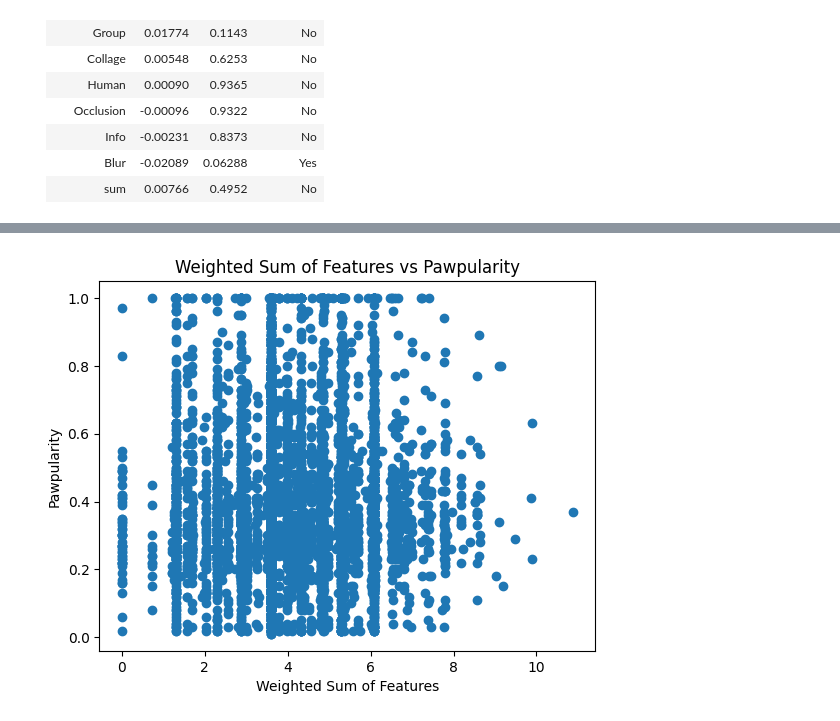
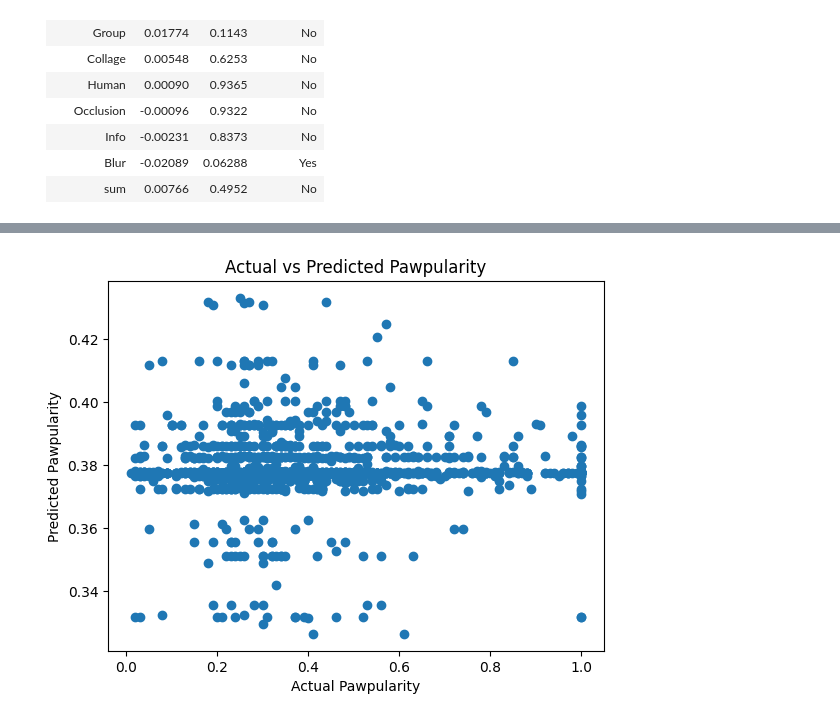
Before and after one commit to minesamaro/pawpularity-daco, a Jupyter notebook: data_processer.ipynb, the cells around one changed output, grey strips where cells are left out. Cells and saved outputs as stored; diff of their text form; code cells hidden in the pictures.

```diff
--- a/data_processer.ipynb
+++ b/data_processer.ipynb
@@ -160,7 +113,7 @@ plt.show()
 # %%
 # Get the names of the columns and exclude the target variable
 cols = train_data.columns
-cols = cols.drop('Pawpularity')
+cols = cols.drop('Pawpularity').drop('pawpularity_norm')
 cols
 # %% [output]
 Index(['Subject Focus', 'Eyes', 'Face', 'Near', 'Action', 'Accessory', 'Group',
@@ -221,9 +160,9 @@ from mlxtend.frequent_patterns import apriori
 from mlxtend.frequent_patterns import association_rules
 
 # Convert the categorical variables to numerical
-# Binarize the Pawpularity variable, making zero the values below the 75th percentile and one the values above the 75th percentile
+# Binarize the Pawpularity variable, making zero the values below the mean and one the values above the 75th percentile
 bin_train_data = train_data.copy().drop(['pawpularity_norm'], axis=1)
-bin_train_data['Pawpularity'] = np.where(bin_train_data['Pawpularity'] >= 38, 1, 0)
+bin_train_data['Pawpularity'] = np.where(bin_train_data['Pawpularity'] >= 36, 1, 0)
 
 
 assoc_data = pd.get_dummies(bin_train_data)
@@ -621,0 +822,29 @@ bin_train_data.head()
+# %%
+# Use a LightGBM model to predict the target variable
+import lightgbm as lgb
+from sklearn.metrics import mean_squared_error, r2_score
+
+
+# Create the LightGBM dataset
+train_data = lgb.Dataset(X_train, label=y_train)
+test_data = lgb.Dataset(X_val, label=y_val, reference=train_data)
+
+# Define the parameters
+params = {
+    'objective': 'regression',  # Use 'regression' for regression problems
+    'metric': 'rmse',           # Use 'rmse' for root mean squared error
+    'boosting_type': 'gbdt',
+    'num_leaves': 15,
+    'learning_rate': 0.001,
+    'verbose': 2
+}
+
+# Train the model
+model = lgb.train(params, train_data, valid_sets=test_data, num_boost_round=1000)
+
+# Make predictions
+y_pred = model.predict(X_test, num_iteration=model.best_iteration)
+
+# Get the model performance metrics
+print('Mean squared error: %.6f' % mean_squared_error(y_test, y_pred)**0.5)
+print('Coefficient of determination: %.6f' % r2_score(y_test, y_pred))
@@ -622,9 +869,9 @@ bin_train_data.head()
 # %%
-# Plot the new feature against the target variable
-plt.scatter(bin_train_data['sum'], y_train)
-plt.xlabel('Weighted Sum of Features')
-plt.ylabel('Pawpularity')
-plt.title('Weighted Sum of Features vs Pawpularity')
+# Plot the predictions against the actual values
+plt.scatter(y_test, y_pred)
+plt.xlabel('Actual Pawpularity')
+plt.ylabel('Predicted Pawpularity')
+plt.title('Actual vs Predicted Pawpularity')
 plt.show()
 # %% [output]
-[figure, old version]
+[figure, new version]
```
Also changed, not shown: parts of 51 cells of this notebook, 5 other files.
